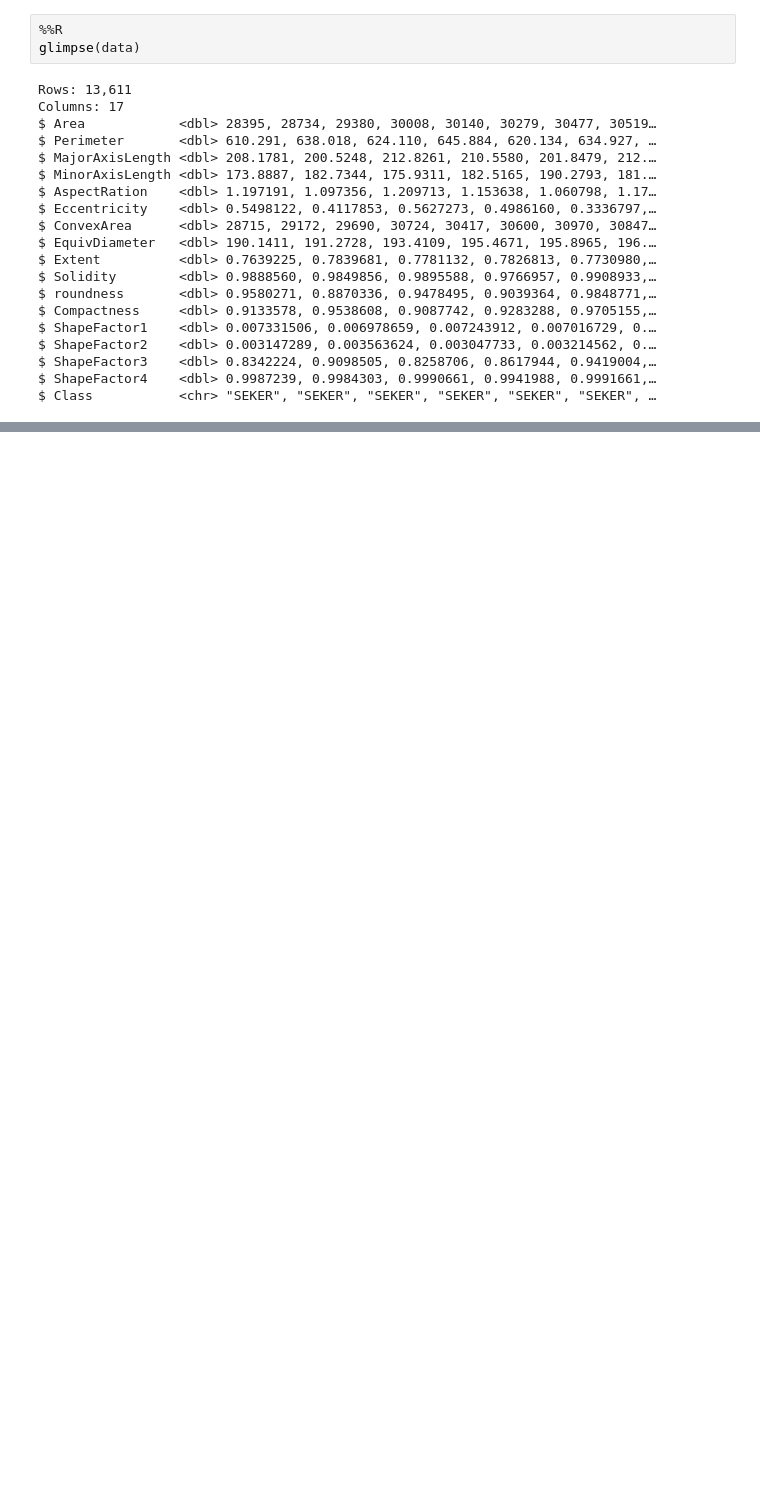
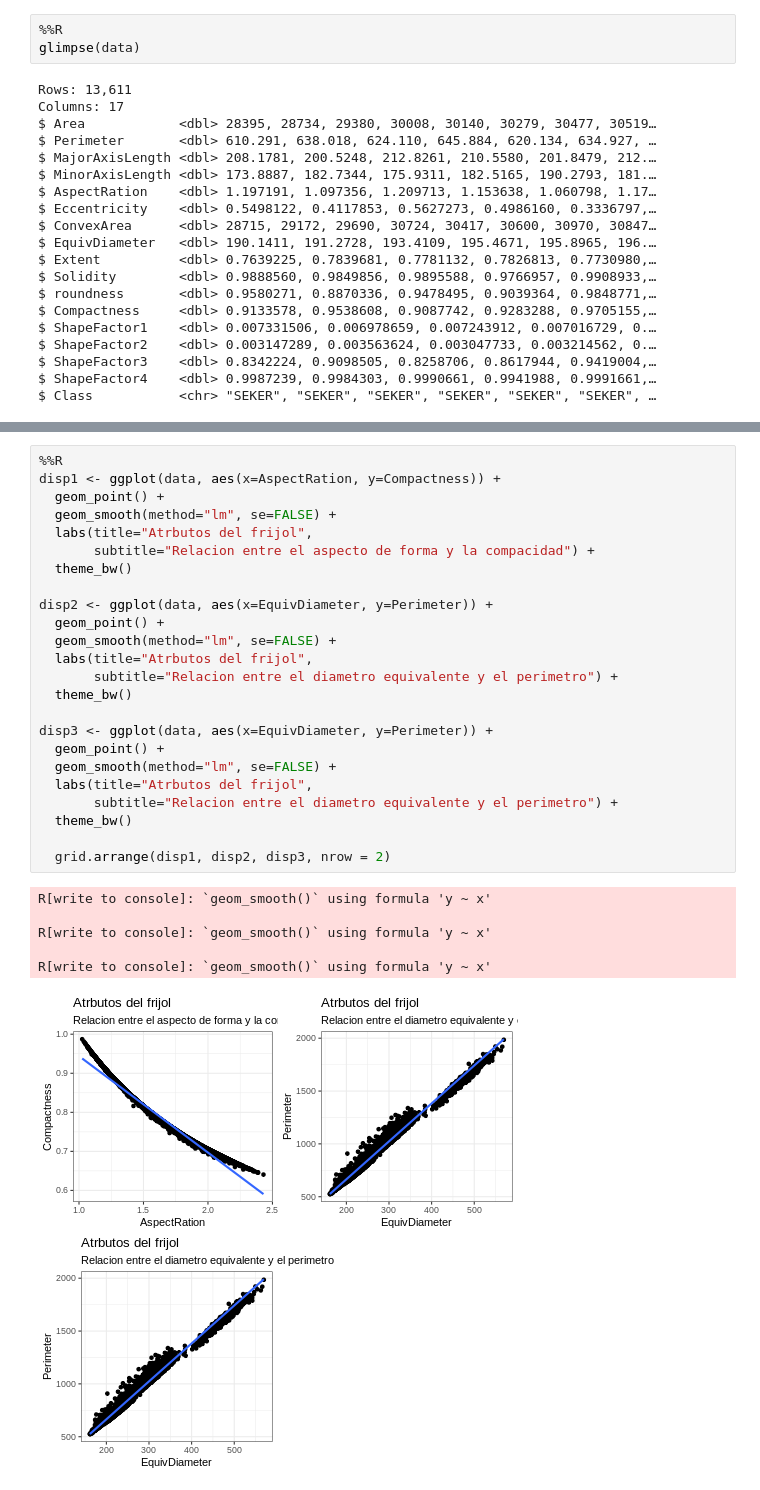
Before and after one commit to cramirez98/ProyectoAprendizajeAutomatico, a Jupyter notebook: ProyectoAprendizajeAutomatico.ipynb, the cells around one changed output, grey strips where cells are left out. Saved outputs shown, nothing was run; the diff lists cells and outputs as text; blank space fills up the shorter version.

```diff
--- a/ProyectoAprendizajeAutomatico.ipynb
+++ b/ProyectoAprendizajeAutomatico.ipynb
@@ -152,0 +217,31 @@ EquivDiameter   Min.   :161.2       1st Qu.:215.1       Median :238.4
+# %%
+%%R
+disp1 <- ggplot(data, aes(x=AspectRation, y=Compactness)) +
+  geom_point() +
+  geom_smooth(method="lm", se=FALSE) +
+  labs(title="Atrbutos del frijol",
+       subtitle="Relacion entre el aspecto de forma y la compacidad") +
+  theme_bw()
+
+disp2 <- ggplot(data, aes(x=EquivDiameter, y=Perimeter)) +
+  geom_point() +
+  geom_smooth(method="lm", se=FALSE) +
+  labs(title="Atrbutos del frijol",
+       subtitle="Relacion entre el diametro equivalente y el perimetro") +
+  theme_bw()
+
+disp3 <- ggplot(data, aes(x=EquivDiameter, y=Perimeter)) +
+  geom_point() +
+  geom_smooth(method="lm", se=FALSE) +
+  labs(title="Atrbutos del frijol",
+       subtitle="Relacion entre el diametro equivalente y el perimetro") +
+  theme_bw()
+
+  grid.arrange(disp1, disp2, disp3, nrow = 2)
+# %% [output]
+R[write to console]: `geom_smooth()` using formula 'y ~ x'
+
+R[write to console]: `geom_smooth()` using formula 'y ~ x'
+
+R[write to console]: `geom_smooth()` using formula 'y ~ x'
+[figure, added]
```
Also changed, not shown: parts of 14 cells of this notebook.
